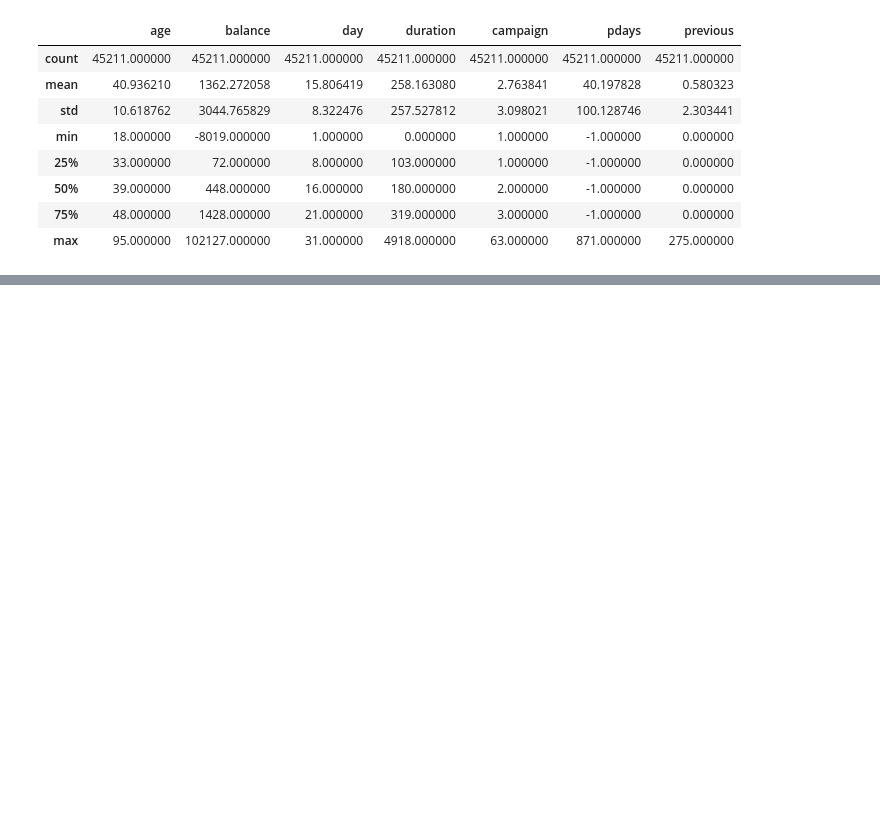
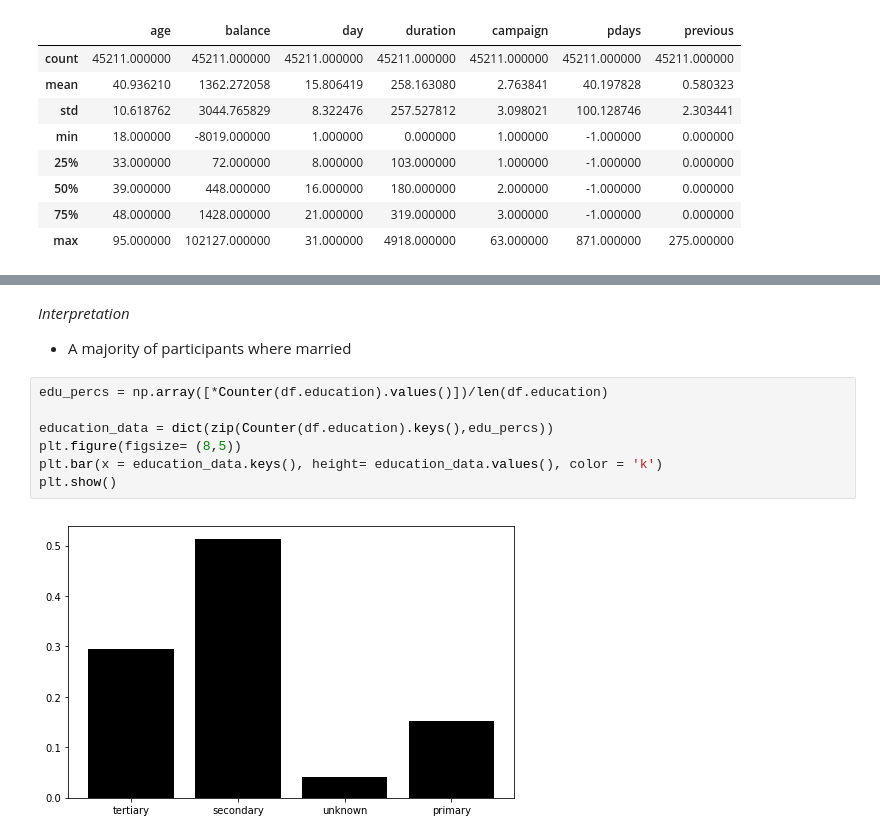
Before and after one commit to caseywasey/Bank-Marketing-Data-Set-Example-Project, a Jupyter notebook: Bank Project - Exploratory Data Analysis.ipynb, the cells around one changed output, grey strips where cells are left out. Saved outputs shown, nothing was run; the diff lists cells and outputs as text; blank space fills up the shorter version.

```diff
--- a/Bank Project - Exploratory Data Analysis.ipynb
+++ b/Bank Project - Exploratory Data Analysis.ipynb
@@ -48,0 +71,13 @@ TypeError: unsupported operand type(s) for /: 'dict_values' and 'float'
+# %% [markdown]
+_Interpretation_
+
++ A majority of participants where married
+# %%
+edu_percs = np.array([*Counter(df.education).values()])/len(df.education)
+
+education_data = dict(zip(Counter(df.education).keys(),edu_percs))
+plt.figure(figsize= (8,5))
+plt.bar(x = education_data.keys(), height= education_data.values(), color = 'k')
+plt.show()
+# %% [output]
+[figure, added]
```
Also changed, not shown: parts of 13 cells of this notebook.
